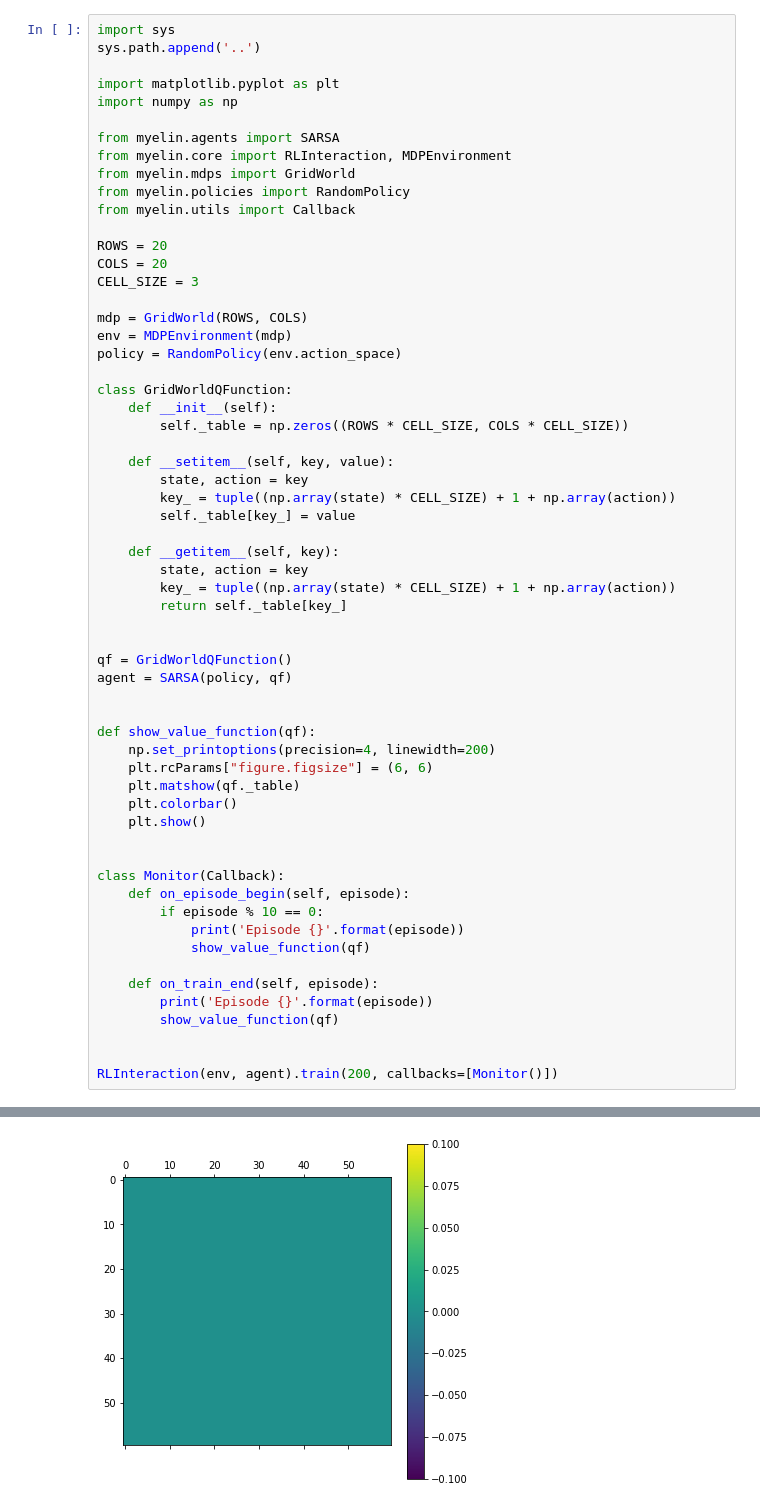
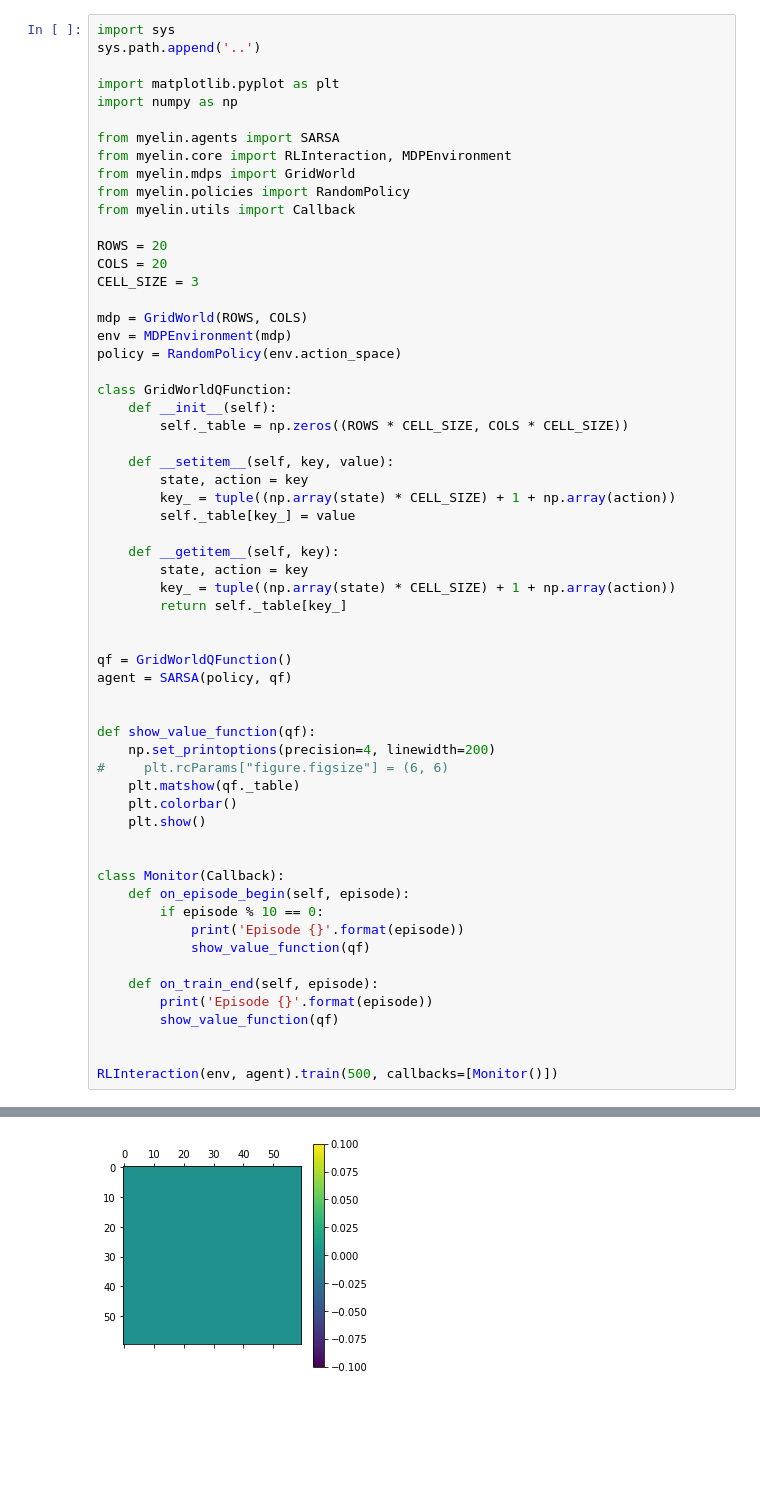
Before and after one commit to davidrobles/myelin, a Jupyter notebook: examples/grid_world_sarsa.ipynb, the cells around one changed output, grey strips where cells are left out. Drawn from its saved outputs; the diff is of its cells as text; blank space fills up the shorter version.

```diff
--- a/examples/grid_world_sarsa.ipynb
+++ b/examples/grid_world_sarsa.ipynb
@@ -31,34 +31,34 @@ class GridWorldQFunction:
     def __getitem__(self, key):
         state, action = key
         key_ = tuple((np.array(state) * CELL_SIZE) + 1 + np.array(action))
         return self._table[key_]
 
 
 qf = GridWorldQFunction()
 agent = SARSA(policy, qf)
 
 
 def show_value_function(qf):
     np.set_printoptions(precision=4, linewidth=200)
-    plt.rcParams["figure.figsize"] = (6, 6)
+#     plt.rcParams["figure.figsize"] = (6, 6)
     plt.matshow(qf._table)
     plt.colorbar()
     plt.show()
 
 
 class Monitor(Callback):
     def on_episode_begin(self, episode):
         if episode % 10 == 0:
             print('Episode {}'.format(episode))
             show_value_function(qf)
 
     def on_train_end(self, episode):
         print('Episode {}'.format(episode))
         show_value_function(qf)
 
 
-RLInteraction(env, agent).train(200, callbacks=[Monitor()])
+RLInteraction(env, agent).train(500, callbacks=[Monitor()])
 # %% [output]
 Episode 0
-[figure, old version]
+[figure, new version]
 Episode 10
```
Also changed, not shown: parts of 1 cell of this notebook, 4 other files.
